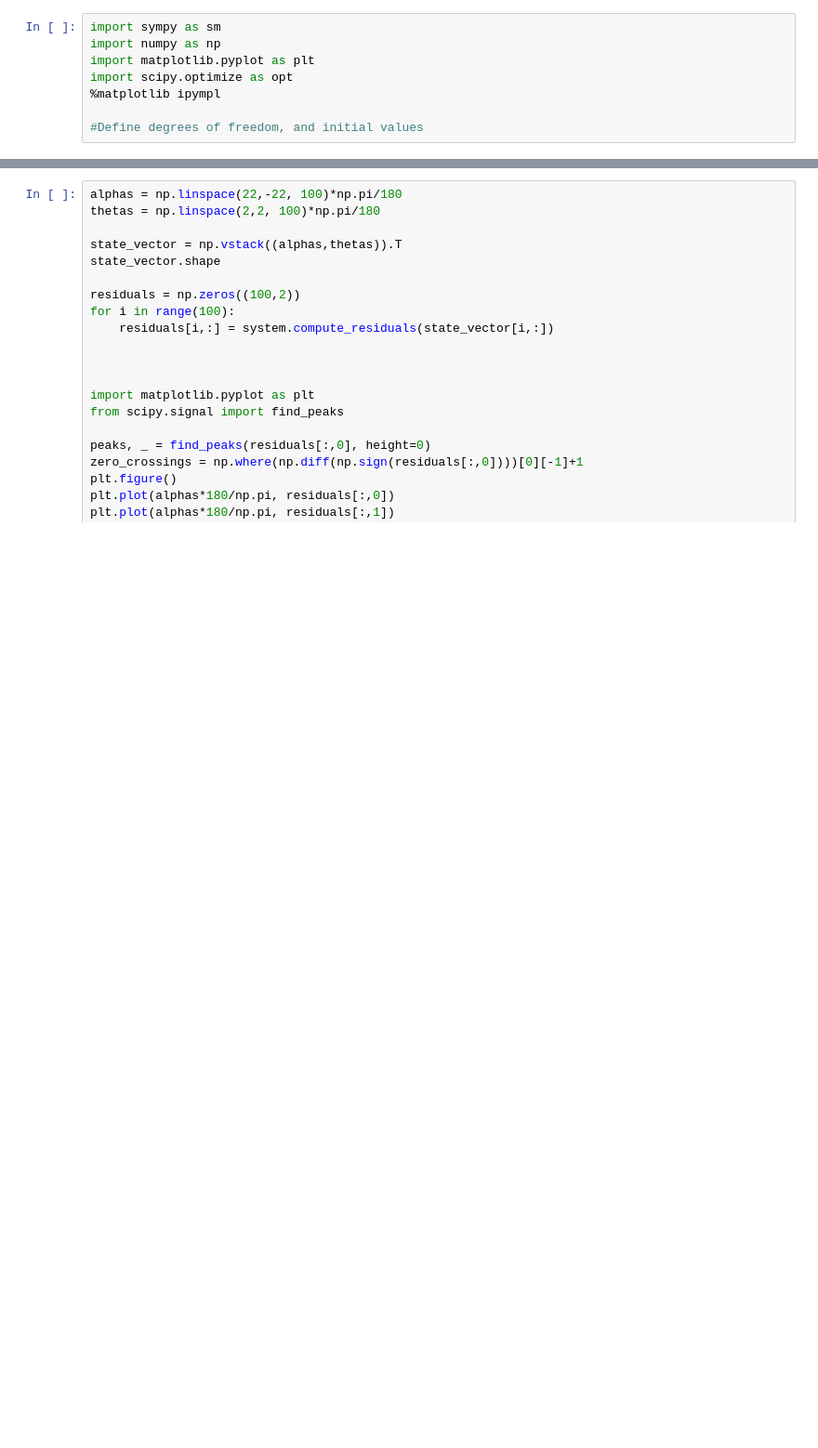
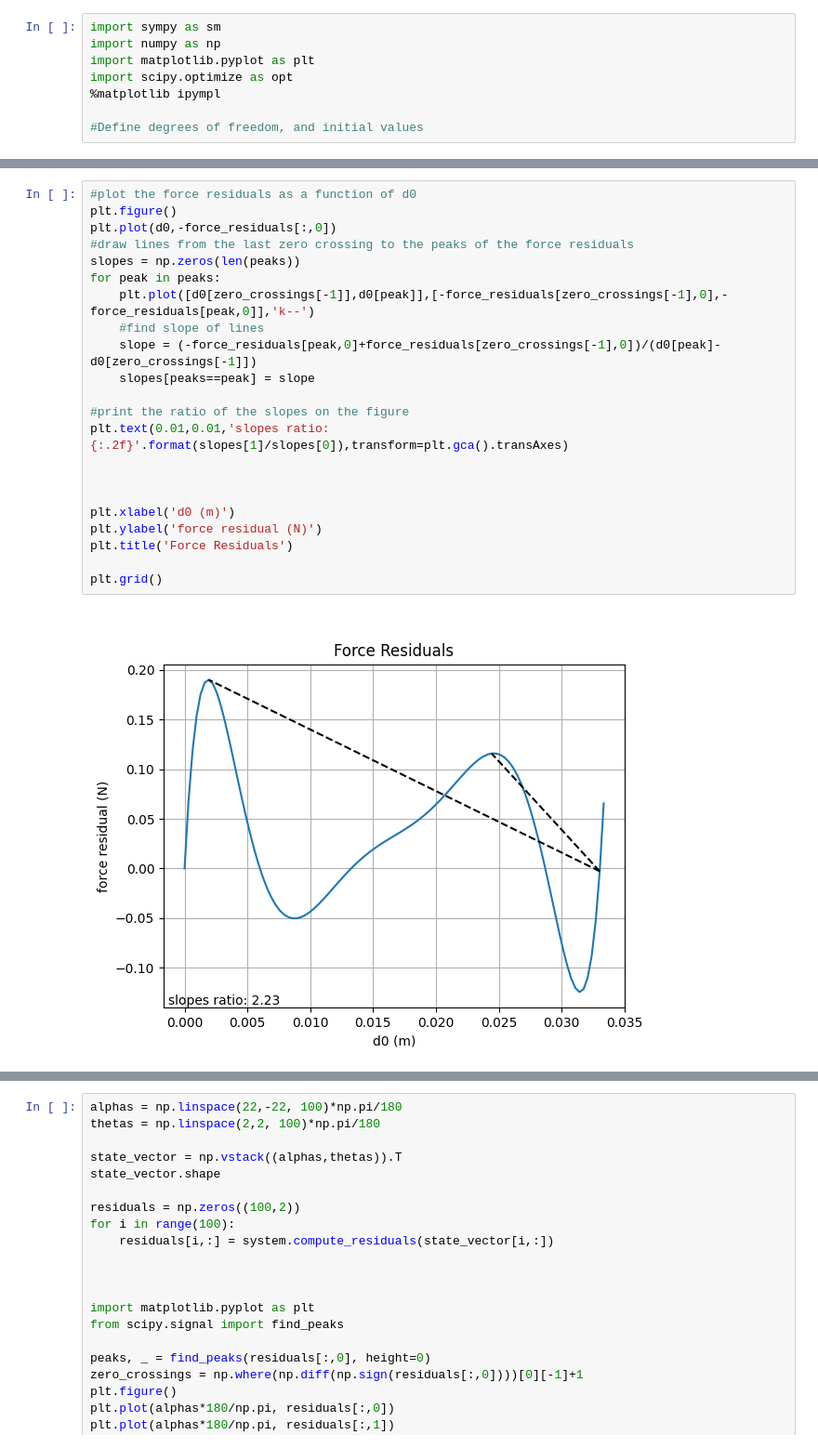
Before and after one commit to TheOneAndEoinlee/Thesis, a Jupyter notebook: Notebooks/PRBM_complete.ipynb, the cells around one changed output, grey strips where cells are left out. Shown at 93% size. Cells and saved outputs as stored; diff of their text form; blank space fills up the shorter version.

```diff
--- a/Notebooks/PRBM_complete.ipynb
+++ b/Notebooks/PRBM_complete.ipynb
@@ -445 +547,25 @@ params = {
+# %%
+#plot the force residuals as a function of d0
+plt.figure()
+plt.plot(d0,-force_residuals[:,0])
+#draw lines from the last zero crossing to the peaks of the force residuals
+slopes = np.zeros(len(peaks))
+for peak in peaks:
+    plt.plot([d0[zero_crossings[-1]],d0[peak]],[-force_residuals[zero_crossings[-1],0],-force_residuals[peak,0]],'k--')
+    #find slope of lines
+    slope = (-force_residuals[peak,0]+force_residuals[zero_crossings[-1],0])/(d0[peak]-d0[zero_crossings[-1]])
+    slopes[peaks==peak] = slope
+
+#print the ratio of the slopes on the figure
+plt.text(0.01,0.01,'slopes ratio: {:.2f}'.format(slopes[1]/slopes[0]),transform=plt.gca().transAxes)
+
+
+
+plt.xlabel('d0 (m)')
+plt.ylabel('force residual (N)')
+plt.title('Force Residuals')
+
+plt.grid()
+# %% [output]
+[figure, added]
 # %%
```
Also changed, not shown: parts of 7 cells of this notebook.
